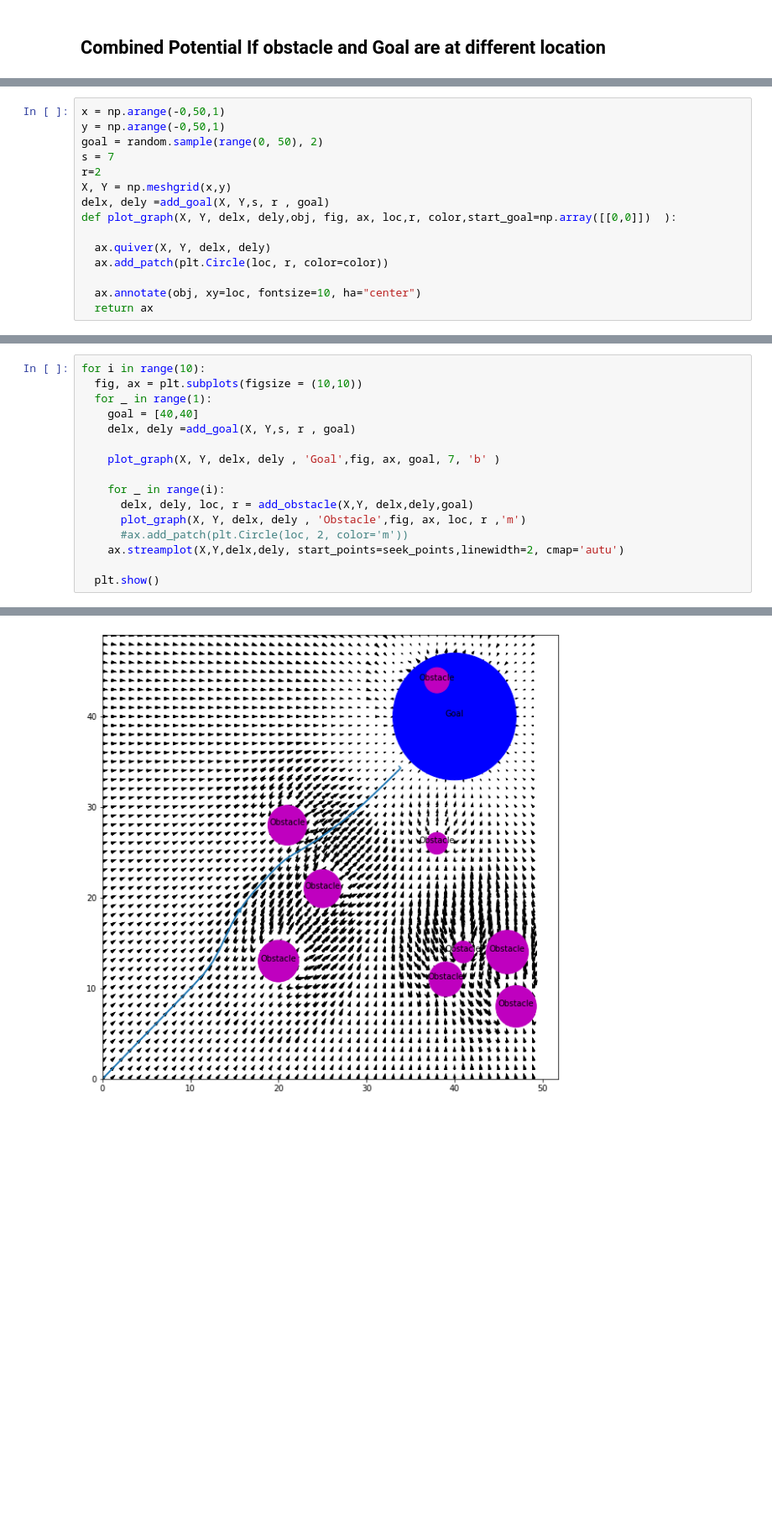
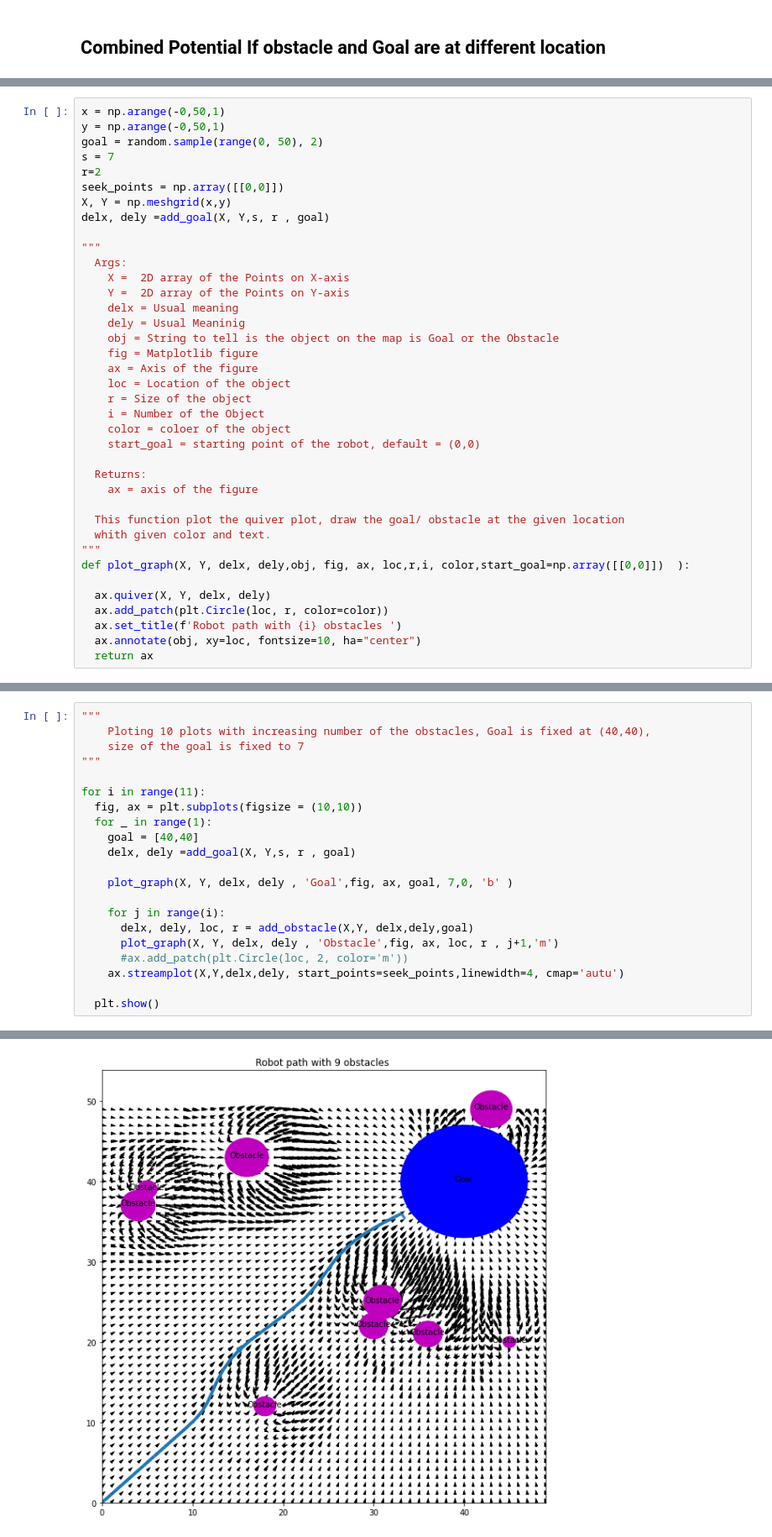
Before and after one commit to AslanDevbrat/Robotics, a Jupyter notebook: Robo_assign1.ipynb, the cells around one changed output, grey strips where cells are left out. Shown at 84% size. Drawn from its saved outputs; the diff is of its cells as text; blank space fills up the shorter version.

```diff
--- a/Robo_assign1.ipynb
+++ b/Robo_assign1.ipynb
@@ -218,13 +276,36 @@ y = np.arange(-0,50,1)
 goal = random.sample(range(0, 50), 2)
 s = 7
 r=2
+seek_points = np.array([[0,0]])
 X, Y = np.meshgrid(x,y)
 delx, dely =add_goal(X, Y,s, r , goal)
-def plot_graph(X, Y, delx, dely,obj, fig, ax, loc,r, color,start_goal=np.array([[0,0]])  ):
+
+"""
+  Args:
+    X =  2D array of the Points on X-axis
+    Y =  2D array of the Points on Y-axis
+    delx = Usual meaning
+    dely = Usual Meaninig
+    obj = String to tell is the object on the map is Goal or the Obstacle
+    fig = Matplotlib figure
+    ax = Axis of the figure
+    loc = Location of the object
+    r = Size of the object
+    i = Number of the Object
+    color = coloer of the object
+    start_goal = starting point of the robot, default = (0,0)
+
+  Returns:
+    ax = axis of the figure
+
+  This function plot the quiver plot, draw the goal/ obstacle at the given location
+  whith given color and text.
+"""
+def plot_graph(X, Y, delx, dely,obj, fig, ax, loc,r,i, color,start_goal=np.array([[0,0]])  ):
 
   ax.quiver(X, Y, delx, dely)
   ax.add_patch(plt.Circle(loc, r, color=color))
-
+  ax.set_title(f'Robot path with {i} obstacles ')
   ax.annotate(obj, xy=loc, fontsize=10, ha="center")
   return ax
 # %%
@@ -272,19 +382,24 @@ def add_obstacle(X, Y , delx, dely, goal):
 
   return delx, dely, obstacle, r
 # %%
-for i in range(10):
+"""
+    Ploting 10 plots with increasing number of the obstacles, Goal is fixed at (40,40),
+    size of the goal is fixed to 7
+"""
+
+for i in range(11):
   fig, ax = plt.subplots(figsize = (10,10))
   for _ in range(1):
     goal = [40,40]
     delx, dely =add_goal(X, Y,s, r , goal)
 
-    plot_graph(X, Y, delx, dely , 'Goal',fig, ax, goal, 7, 'b' )
+    plot_graph(X, Y, delx, dely , 'Goal',fig, ax, goal, 7,0, 'b' )
 
-    for _ in range(i):
+    for j in range(i):
       delx, dely, loc, r = add_obstacle(X,Y, delx,dely,goal)
-      plot_graph(X, Y, delx, dely , 'Obstacle',fig, ax, loc, r ,'m')
+      plot_graph(X, Y, delx, dely , 'Obstacle',fig, ax, loc, r , j+1,'m')
       #ax.add_patch(plt.Circle(loc, 2, color='m'))
-    ax.streamplot(X,Y,delx,dely, start_points=seek_points,linewidth=2, cmap='autu')
+    ax.streamplot(X,Y,delx,dely, start_points=seek_points,linewidth=4, cmap='autu')
 
   plt.show()
 # %% [output]
@@ -300 +415 @@ for i in range(10):
-[figure, old version]
+[figure, new version]
```
Also changed, not shown: parts of 11 cells of this notebook.
